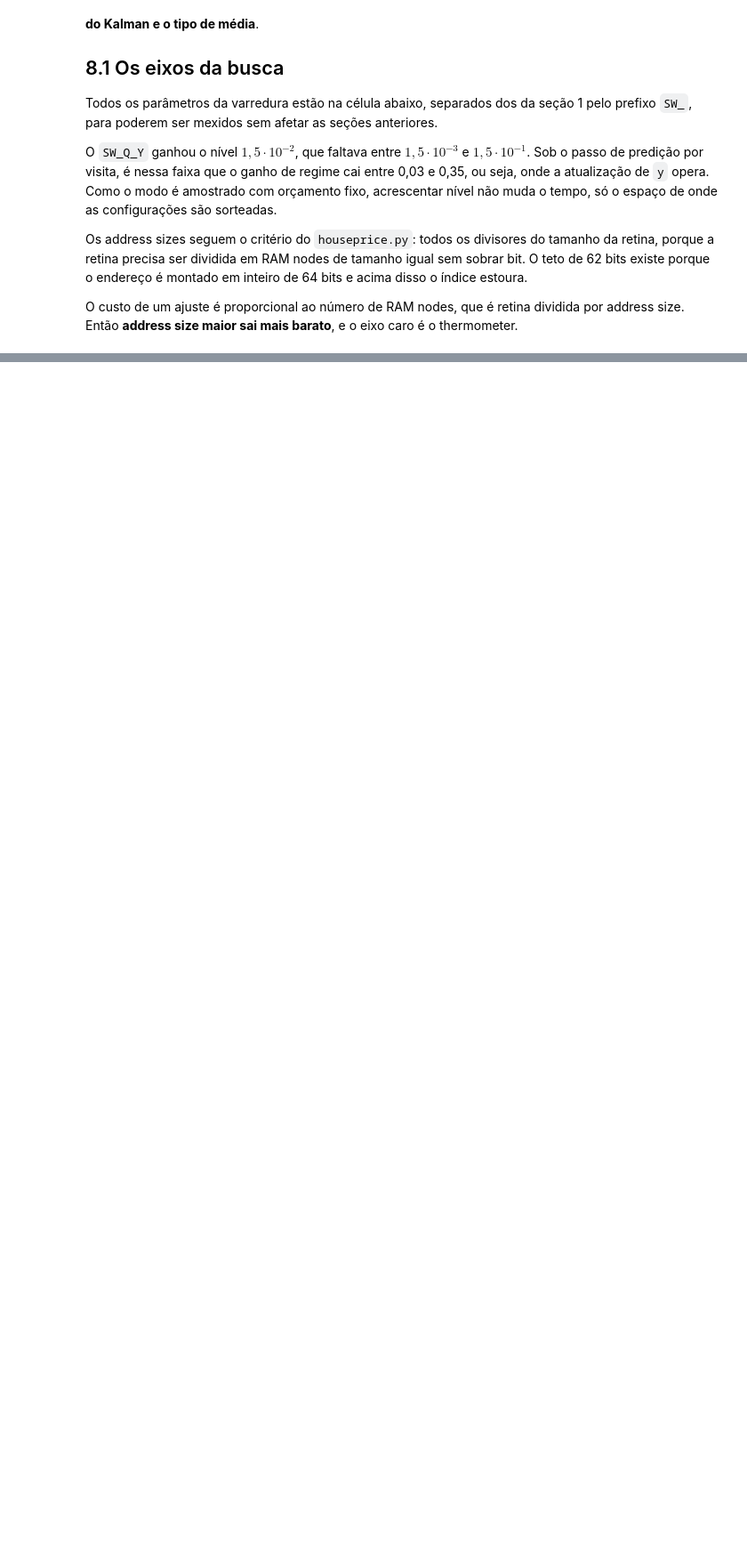
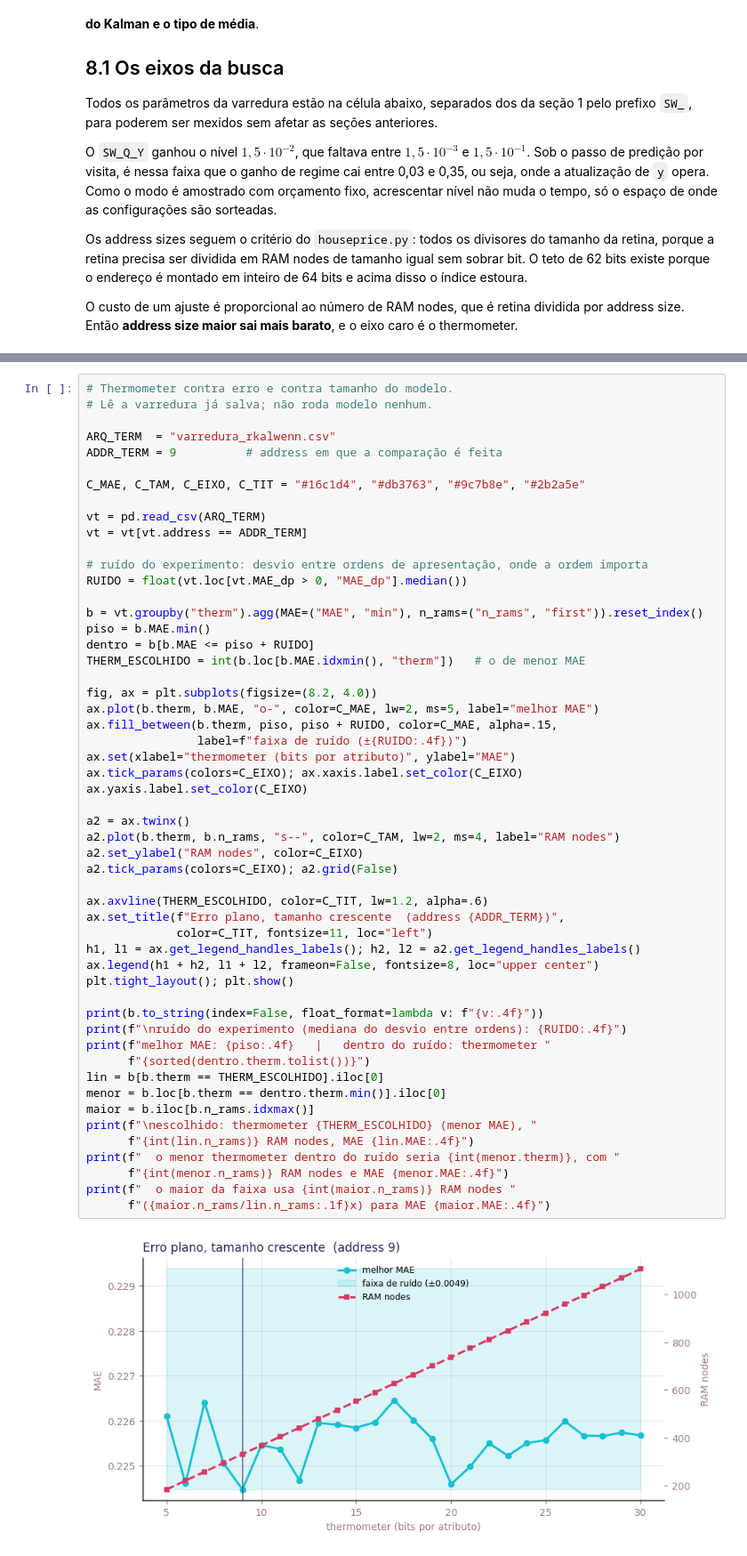
Before and after one commit to AstroNatasha/KalWeNN, a Jupyter notebook: RegressionKalWeNN/06_rkalwenn.ipynb, the cells around one changed output, grey strips where cells are left out. Shown at 89% size. Cells and saved outputs as stored; diff of their text form; blank space fills up the shorter version.

Commit message:
mais experimentos

```diff
--- a/RegressionKalWeNN/06_rkalwenn.ipynb
+++ b/RegressionKalWeNN/06_rkalwenn.ipynb
@@ -1048,0 +1161,55 @@ e o eixo caro é o thermometer.
+# %%
+# Thermometer contra erro e contra tamanho do modelo.
+# Lê a varredura já salva; não roda modelo nenhum.
+
+ARQ_TERM  = "varredura_rkalwenn.csv"
+ADDR_TERM = 9          # address em que a comparação é feita
+
+C_MAE, C_TAM, C_EIXO, C_TIT = "#16c1d4", "#db3763", "#9c7b8e", "#2b2a5e"
+
+vt = pd.read_csv(ARQ_TERM)
+vt = vt[vt.address == ADDR_TERM]
+
+# ruído do experimento: desvio entre ordens de apresentação, onde a ordem importa
+RUIDO = float(vt.loc[vt.MAE_dp > 0, "MAE_dp"].median())
+
+b = vt.groupby("therm").agg(MAE=("MAE", "min"), n_rams=("n_rams", "first")).reset_index()
+piso = b.MAE.min()
+dentro = b[b.MAE <= piso + RUIDO]
+THERM_ESCOLHIDO = int(b.loc[b.MAE.idxmin(), "therm"])   # o de menor MAE
+
+fig, ax = plt.subplots(figsize=(8.2, 4.0))
+ax.plot(b.therm, b.MAE, "o-", color=C_MAE, lw=2, ms=5, label="melhor MAE")
+ax.fill_between(b.therm, piso, piso + RUIDO, color=C_MAE, alpha=.15,
+                label=f"faixa de ruído (±{RUIDO:.4f})")
+ax.set(xlabel="thermometer (bits por atributo)", ylabel="MAE")
+ax.tick_params(colors=C_EIXO); ax.xaxis.label.set_color(C_EIXO)
+ax.yaxis.label.set_color(C_EIXO)
+
+a2 = ax.twinx()
+a2.plot(b.therm, b.n_rams, "s--", color=C_TAM, lw=2, ms=4, label="RAM nodes")
+a2.set_ylabel("RAM nodes", color=C_EIXO)
+a2.tick_params(colors=C_EIXO); a2.grid(False)
+
+ax.axvline(THERM_ESCOLHIDO, color=C_TIT, lw=1.2, alpha=.6)
+ax.set_title(f"Erro plano, tamanho crescente  (address {ADDR_TERM})",
+             color=C_TIT, fontsize=11, loc="left")
+h1, l1 = ax.get_legend_handles_labels(); h2, l2 = a2.get_legend_handles_labels()
+ax.legend(h1 + h2, l1 + l2, frameon=False, fontsize=8, loc="upper center")
+plt.tight_layout(); plt.show()
+
+print(b.to_string(index=False, float_format=lambda v: f"{v:.4f}"))
+print(f"\nruído do experimento (mediana do desvio entre ordens): {RUIDO:.4f}")
+print(f"melhor MAE: {piso:.4f}   |   dentro do ruído: thermometer "
+      f"{sorted(dentro.therm.tolist())}")
+lin = b[b.therm == THERM_ESCOLHIDO].iloc[0]
+menor = b.loc[b.therm == dentro.therm.min()].iloc[0]
+maior = b.iloc[b.n_rams.idxmax()]
+print(f"\nescolhido: thermometer {THERM_ESCOLHIDO} (menor MAE), "
+      f"{int(lin.n_rams)} RAM nodes, MAE {lin.MAE:.4f}")
+print(f"  o menor thermometer dentro do ruído seria {int(menor.therm)}, com "
+      f"{int(menor.n_rams)} RAM nodes e MAE {menor.MAE:.4f}")
+print(f"  o maior da faixa usa {int(maior.n_rams)} RAM nodes "
+      f"({maior.n_rams/lin.n_rams:.1f}x) para MAE {maior.MAE:.4f}")
+# %% [output]
+[figure, added]
```
Also changed, not shown: parts of 26 cells of this notebook, 5 other files.
